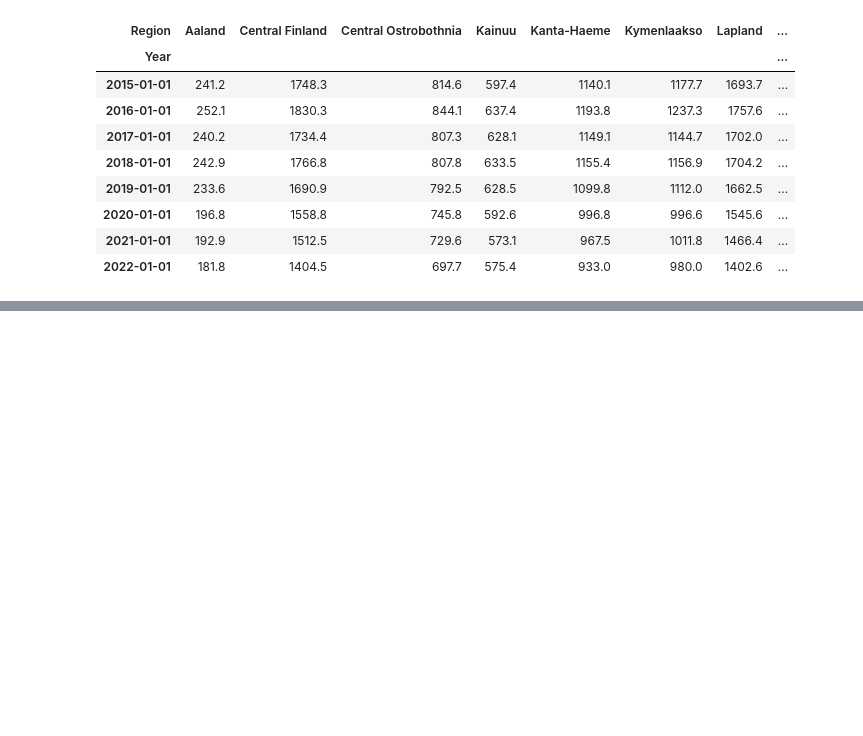
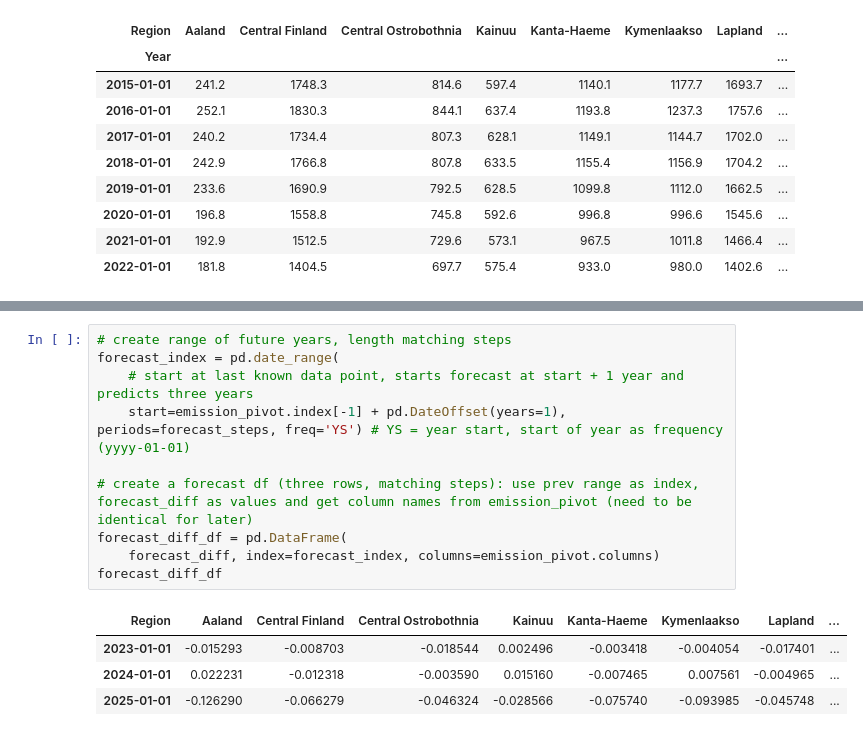
Before and after one commit to NaztyDomingo/Cityplanner_Tool, a Jupyter notebook: multiple_reg_predictions.ipynb, the cells around one changed output, grey strips where cells are left out. Cells and saved outputs as stored; diff of their text form; blank space fills up the shorter version.

```diff
--- a/multiple_reg_predictions.ipynb
+++ b/multiple_reg_predictions.ipynb
@@ -100,0 +99,15 @@ Region          Aaland  Central Finland  Central Ostrobothnia      Kainuu  \
+# %%
+# create range of future years, length matching steps
+forecast_index = pd.date_range(
+    # start at last known data point, starts forecast at start + 1 year and predicts three years
+    start=emission_pivot.index[-1] + pd.DateOffset(years=1), periods=forecast_steps, freq='YS') # YS = year start, start of year as frequency (yyyy-01-01)
+
+# create a forecast df (three rows, matching steps): use prev range as index, forecast_diff as values and get column names from emission_pivot (need to be identical for later)
+forecast_diff_df = pd.DataFrame(
+    forecast_diff, index=forecast_index, columns=emission_pivot.columns)
+forecast_diff_df
+# %% [output]
+| Region | Aaland | Central Finland | Central Ostrobothnia | Kainuu | Kanta-Haeme | Kymenlaakso | Lapland | ... |
+| 2023-01-01 | -0.015293 | -0.008703 | -0.018544 | 0.002496 | -0.003418 | -0.004054 | -0.017401 | ... |
+| 2024-01-01 | 0.022231 | -0.012318 | -0.003590 | 0.015160 | -0.007465 | 0.007561 | -0.004965 | ... |
+| 2025-01-01 | -0.126290 | -0.066279 | -0.046324 | -0.028566 | -0.075740 | -0.093985 | -0.045748 | ... |
```
Also changed, not shown: parts of 6 cells of this notebook.
